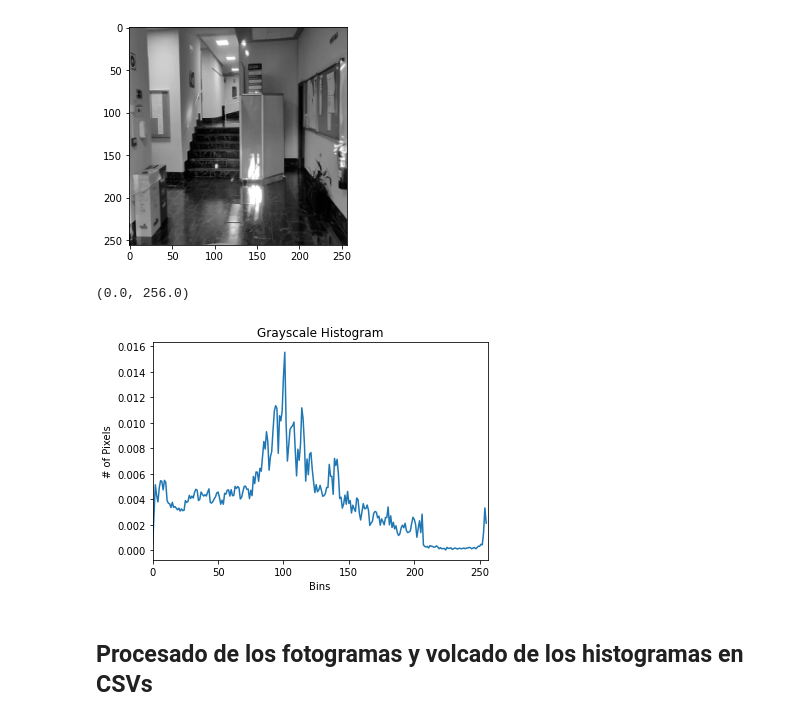
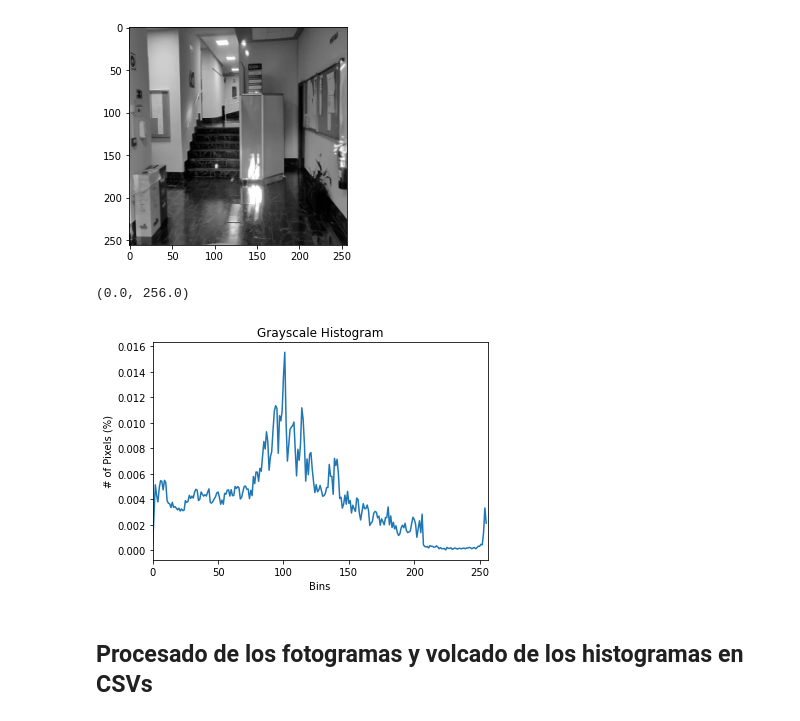
Before and after one commit to alestarbucks/practica2-robots, a Jupyter notebook: practica.ipynb, the cells around one changed output. Drawn from its saved outputs; the diff is of its cells as text; code cells hidden in the pictures.

Commit message:
normalized histograms

```diff
--- a/practica.ipynb
+++ b/practica.ipynb
@@ -26,18 +26,18 @@ plt.imshow(img_pred, cmap='gray')
 [figure]
 # %%
 hist = cv2.calcHist([img_pred], [0], None, [256], [0, 256])
-# hist /= hist.sum()
+hist /= hist.sum() # Normalize
 # %%
 # plot the histogram
 plt.figure()
 plt.title("Grayscale Histogram")
 plt.xlabel("Bins")
-plt.ylabel("# of Pixels")
+plt.ylabel("# of Pixels (%)")
 plt.plot(hist)
 plt.xlim([0, 256])
 # %% [output]
 (0.0, 256.0)
-[figure, old version]
+[figure, new version]
 # %% [markdown]
 ## Procesado de los fotogramas y volcado de los histogramas en CSVs
 # %% [markdown]
```
Also changed, not shown: parts of 1 cell of this notebook, 7 other files.
